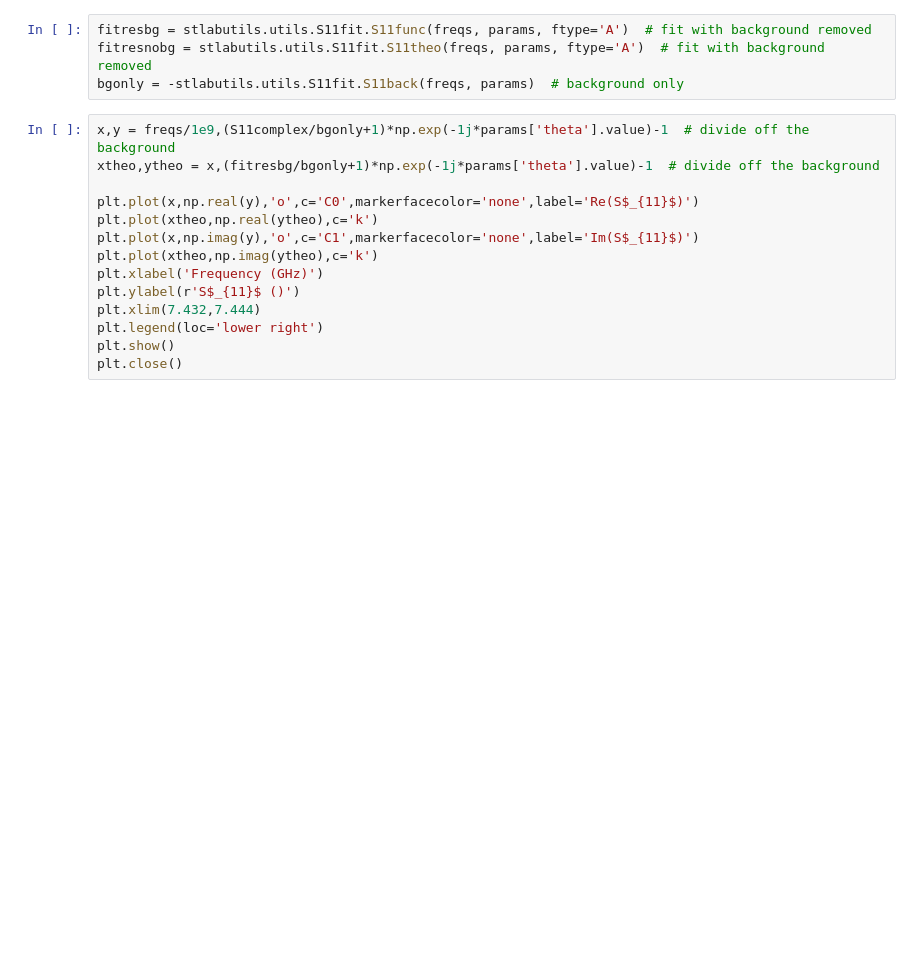
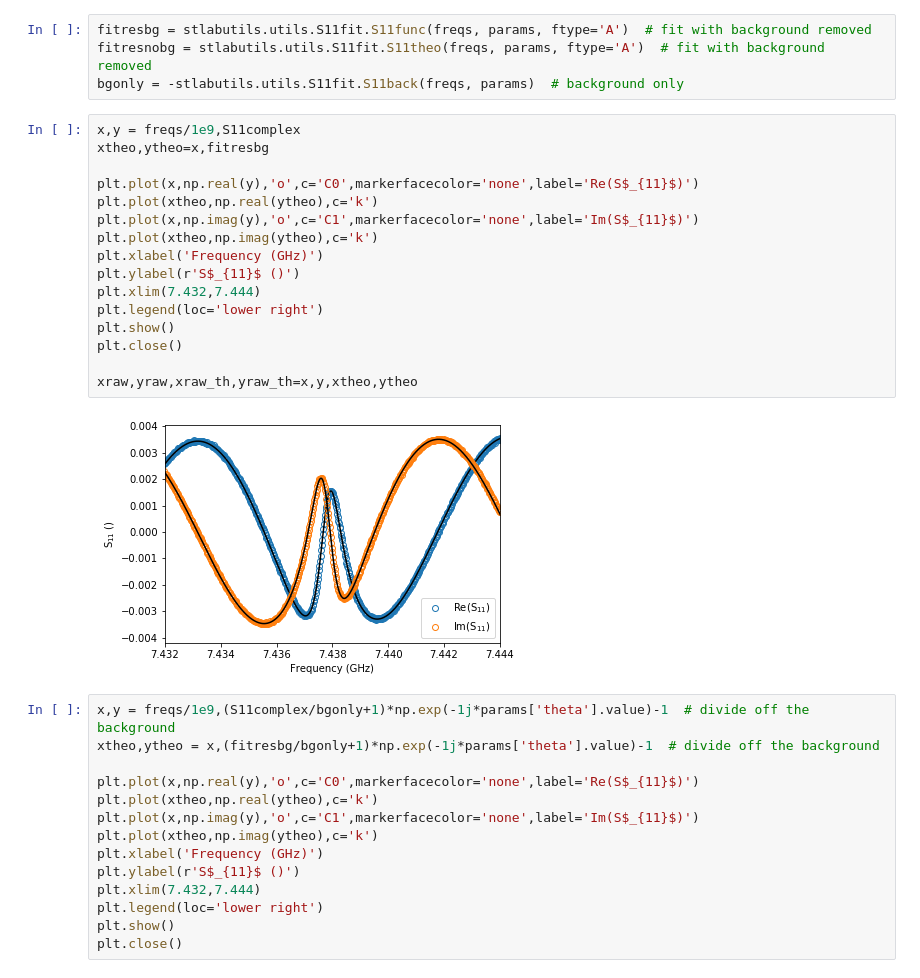
Before and after one commit to feschmidt/current_detection_zenodo, a Jupyter notebook: Plot_data_Fig1.ipynb, the cells around one changed output. Drawn from its saved outputs; the diff is of its cells as text; blank space fills up the shorter version.

```diff
--- a/Plot_data_Fig1.ipynb
+++ b/Plot_data_Fig1.ipynb
@@ -70,6 +70,24 @@ Lower edge:  7437120000.0  Center:  7437840000.0  Upper edge:  7438500000.0  Poi
 fitresbg = stlabutils.utils.S11fit.S11func(freqs, params, ftype='A')  # fit with background removed
 fitresnobg = stlabutils.utils.S11fit.S11theo(freqs, params, ftype='A')  # fit with background removed
 bgonly = -stlabutils.utils.S11fit.S11back(freqs, params)  # background only
+# %%
+x,y = freqs/1e9,S11complex
+xtheo,ytheo=x,fitresbg
+
+plt.plot(x,np.real(y),'o',c='C0',markerfacecolor='none',label='Re(S$_{11}$)')
+plt.plot(xtheo,np.real(ytheo),c='k')
+plt.plot(x,np.imag(y),'o',c='C1',markerfacecolor='none',label='Im(S$_{11}$)')
+plt.plot(xtheo,np.imag(ytheo),c='k')
+plt.xlabel('Frequency (GHz)')
+plt.ylabel(r'S$_{11}$ ()')
+plt.xlim(7.432,7.444)
+plt.legend(loc='lower right')
+plt.show()
+plt.close()
+
+xraw,yraw,xraw_th,yraw_th=x,y,xtheo,ytheo
+# %% [output]
+[figure, added]
 # %%
 x,y = freqs/1e9,(S11complex/bgonly+1)*np.exp(-1j*params['theta'].value)-1  # divide off the background
 xtheo,ytheo = x,(fitresbg/bgonly+1)*np.exp(-1j*params['theta'].value)-1  # divide off the background
```
Also changed, not shown: parts of 1 cell of this notebook, 17 other files.
